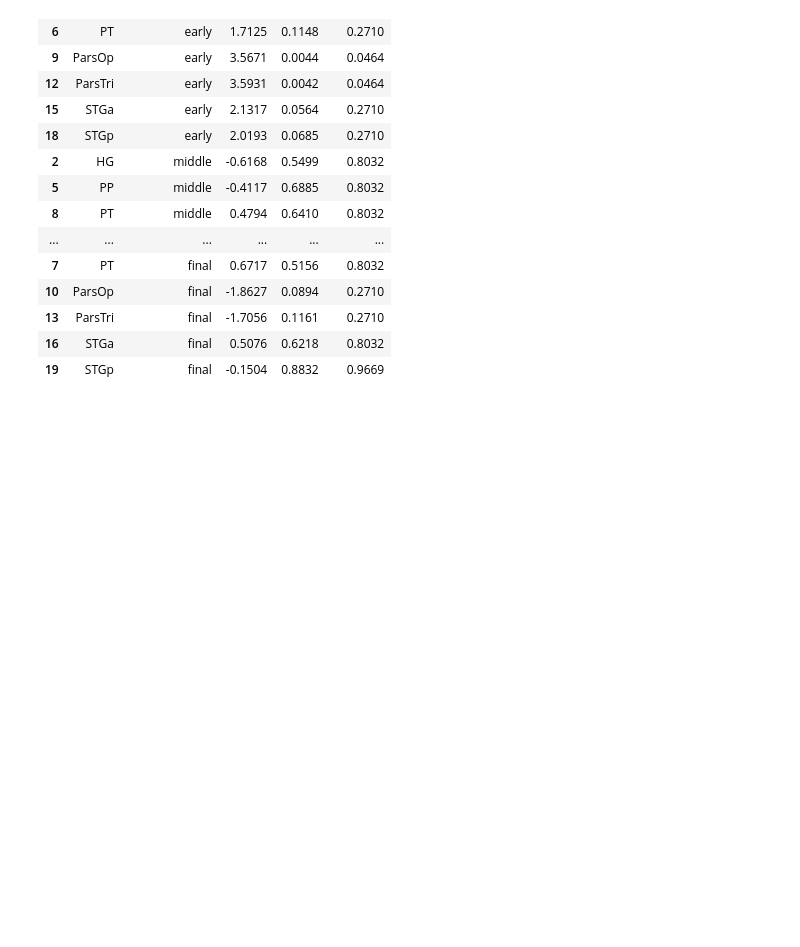
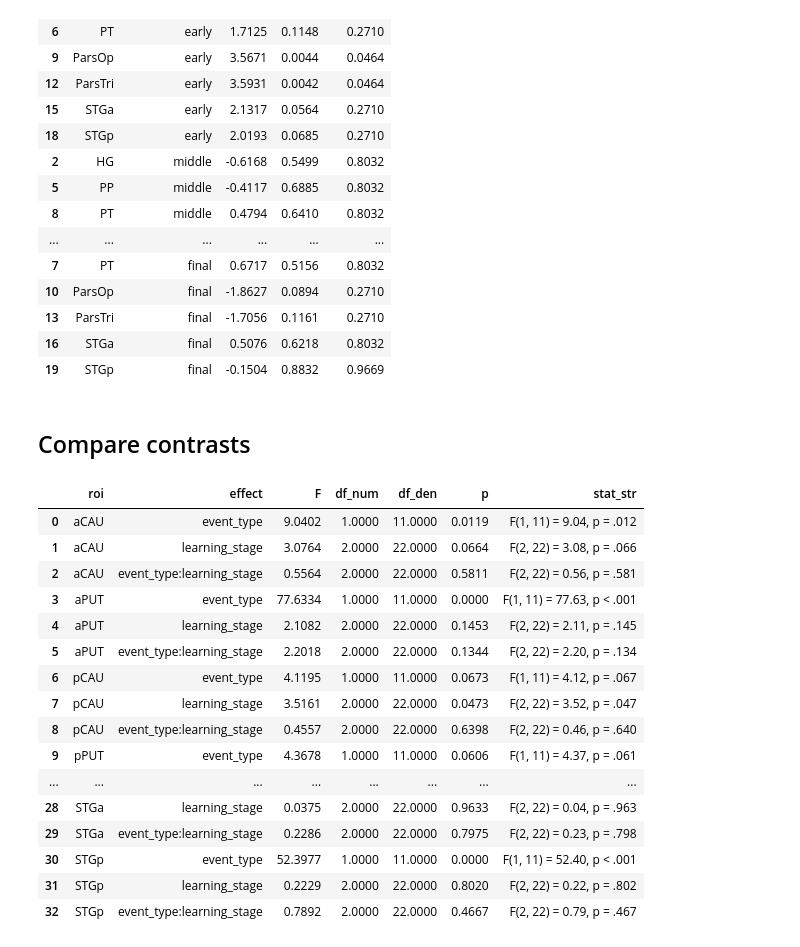
Before and after one commit to SoundBrainLab/fMRI_auditory-category-learning, a Jupyter notebook: 06_univariate/group_level_all_ROI.ipynb, the cells around one changed output. Cells and saved outputs as stored; diff of their text form; code cells hidden in the pictures; blank space fills up the shorter version.

```diff
--- a/06_univariate/group_level_all_ROI.ipynb
+++ b/06_univariate/group_level_all_ROI.ipynb
@@ -4344,3 +4359,66 @@ results_df
 | 13 | ParsTri | final | -1.7056 | 0.1161 | 0.2710 |
 | 16 | STGa | final | 0.5076 | 0.6218 | 0.8032 |
 | 19 | STGp | final | -0.1504 | 0.8832 | 0.9669 |
+# %% [markdown]
+## Compare contrasts
+# %%
+sound_striatum_df['event_type'] = 'sound'
+sound_striatum_df['network'] = 'striatum'
+
+feedback_striatum_df['event_type'] = 'feedback'
+feedback_striatum_df['network'] = 'striatum'
+
+sound_cortex_df['event_type'] = 'sound'
+sound_cortex_df['network'] = 'cortex'
+
+feedback_cortex_df['event_type'] = 'feedback'
+feedback_cortex_df['network'] = 'cortex'
+
+all_df = pd.concat([sound_striatum_df, feedback_striatum_df,
+                    sound_cortex_df, feedback_cortex_df])
+# %%
+from statsmodels.stats.anova import AnovaRM
+
+results = []
+for roi in all_df['region'].unique():
+    sub_df = all_df[all_df['region'] == roi]
+
+    aov = AnovaRM(data=sub_df, depvar='beta', subject='participant_id',
+                  within=['event_type', 'learning_stage']).fit()
+
+    table = aov.anova_table
+
+    for effect in ['event_type', 'learning_stage', 'event_type:learning_stage']:
+        row = table.loc[effect]
+        results.append({
+            'roi': roi,
+            'effect': effect,
+            'F': row['F Value'],
+            'df_num': row['Num DF'],
+            'df_den': row['Den DF'],
+            'p': row['Pr > F'],
+            'stat_str': stat_str('F', int(row['Num DF']), int(row['Den DF']),
+                                 row['F Value'], row['Pr > F'])
+        })
+
+interaction_df = pd.DataFrame(results)
+# %%
+interaction_df
+# %% [output]
+|  | roi | effect | F | df_num | df_den | p | stat_str |
+| 0 | aCAU | event_type | 9.0402 | 1.0000 | 11.0000 | 0.0119 | F(1, 11) = 9.04, p = .012 |
+| 1 | aCAU | learning_stage | 3.0764 | 2.0000 | 22.0000 | 0.0664 | F(2, 22) = 3.08, p = .066 |
+| 2 | aCAU | event_type:learning_stage | 0.5564 | 2.0000 | 22.0000 | 0.5811 | F(2, 22) = 0.56, p = .581 |
+| 3 | aPUT | event_type | 77.6334 | 1.0000 | 11.0000 | 0.0000 | F(1, 11) = 77.63, p < .001 |
+| 4 | aPUT | learning_stage | 2.1082 | 2.0000 | 22.0000 | 0.1453 | F(2, 22) = 2.11, p = .145 |
+| 5 | aPUT | event_type:learning_stage | 2.2018 | 2.0000 | 22.0000 | 0.1344 | F(2, 22) = 2.20, p = .134 |
+| 6 | pCAU | event_type | 4.1195 | 1.0000 | 11.0000 | 0.0673 | F(1, 11) = 4.12, p = .067 |
+| 7 | pCAU | learning_stage | 3.5161 | 2.0000 | 22.0000 | 0.0473 | F(2, 22) = 3.52, p = .047 |
+| 8 | pCAU | event_type:learning_stage | 0.4557 | 2.0000 | 22.0000 | 0.6398 | F(2, 22) = 0.46, p = .640 |
+| 9 | pPUT | event_type | 4.3678 | 1.0000 | 11.0000 | 0.0606 | F(1, 11) = 4.37, p = .061 |
+| ... | ... | ... | ... | ... | ... | ... | ... |
+| 28 | STGa | learning_stage | 0.0375 | 2.0000 | 22.0000 | 0.9633 | F(2, 22) = 0.04, p = .963 |
+| 29 | STGa | event_type:learning_stage | 0.2286 | 2.0000 | 22.0000 | 0.7975 | F(2, 22) = 0.23, p = .798 |
+| 30 | STGp | event_type | 52.3977 | 1.0000 | 11.0000 | 0.0000 | F(1, 11) = 52.40, p < .001 |
+| 31 | STGp | learning_stage | 0.2229 | 2.0000 | 22.0000 | 0.8020 | F(2, 22) = 0.22, p = .802 |
+| 32 | STGp | event_type:learning_stage | 0.7892 | 2.0000 | 22.0000 | 0.4667 | F(2, 22) = 0.79, p = .467 |
```
Also changed, not shown: parts of 9 cells of this notebook.
